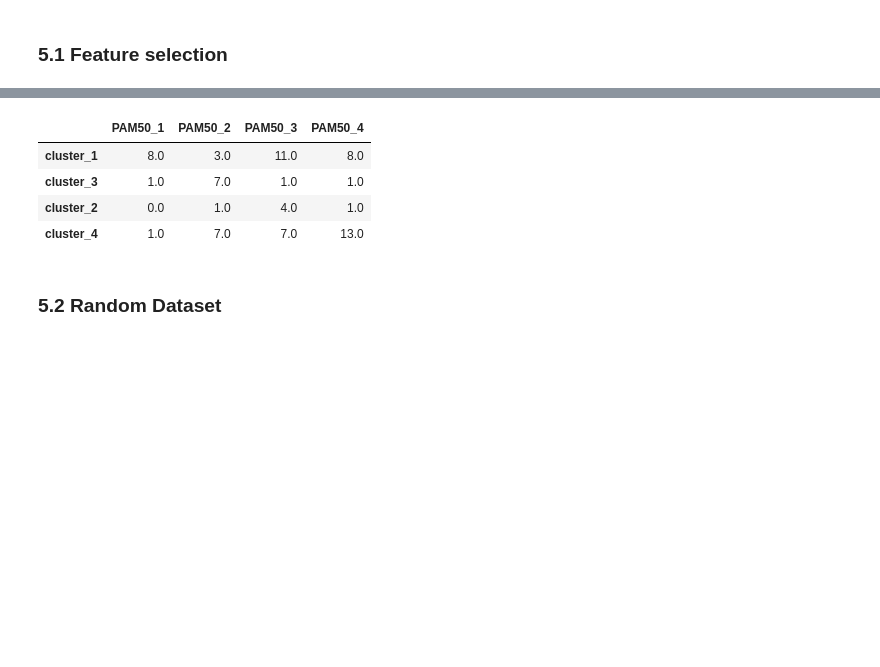
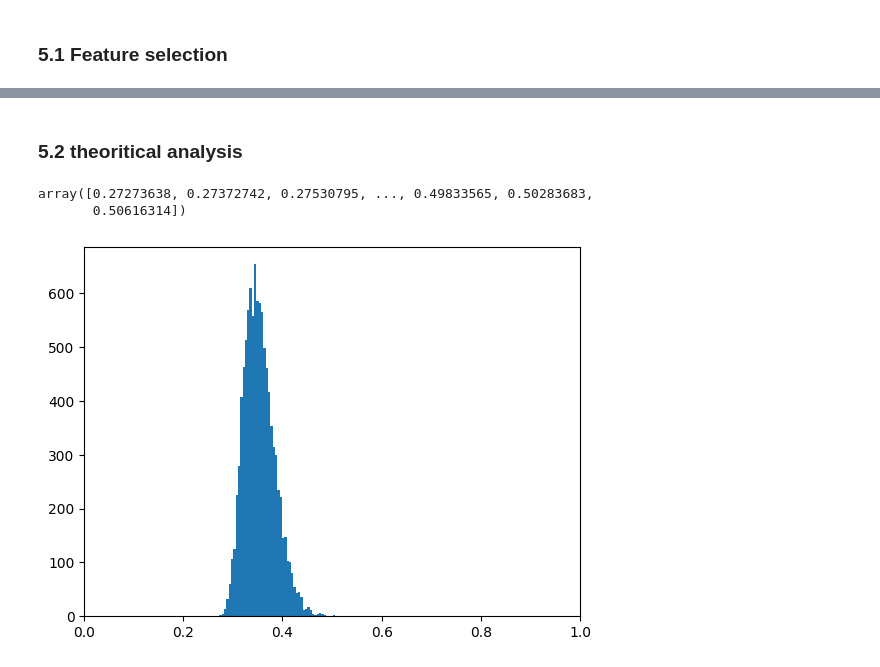
Before and after one commit to Pietro-Gavazzi/linma2472-project, a Jupyter notebook: final-project/pietro.ipynb, the cells around one changed output, grey strips where cells are left out. Drawn from its saved outputs; the diff is of its cells as text; code cells hidden in the pictures; blank space fills up the shorter version.

```diff
--- a/final-project/pietro.ipynb
+++ b/final-project/pietro.ipynb
@@ -384,12 +385,6 @@ NP_004332
 # %%
-X_reduced = np.array(X_scaled[feature_selected]).reshape(-1, 1)
-k_means = KMeans(n_clusters=4).fit(X_reduced)
-pred = k_means.labels_
-y_pred = get_dataframe(pred, Y)
-error = model_eval(Y, y_pred)
+# X_reduced = np.array(X_scaled[feature_selected]).reshape(-1, 1)
+# k_means = KMeans(n_clusters=4).fit(X_reduced)
+# pred = k_means.labels_
+# y_pred = get_dataframe(pred, Y)
+# _, error = model_eval(Y, y_pred)
-# %% [output]
-|  | PAM50_1 | PAM50_2 | PAM50_3 | PAM50_4 |
-| cluster_1 | 8.0 | 3.0 | 11.0 | 8.0 |
-| cluster_3 | 1.0 | 7.0 | 1.0 | 1.0 |
-| cluster_2 | 0.0 | 1.0 | 4.0 | 1.0 |
-| cluster_4 | 1.0 | 7.0 | 7.0 | 13.0 |
@@ -396,2 +423,24 @@ error = model_eval(Y, y_pred)
 # %% [markdown]
-### 5.2 Random Dataset
+### 5.2 theoritical analysis
+# %%
+np.random.seed(42)
+
+nb_tests = 10000
+
+liste = np.zeros(nb_tests)
+
+for i in range(nb_tests):
+    gauss = np.random.normal(0,1,74)
+    gauss = gauss.reshape(-1, len(gauss)).T
+    k_means = KMeans(n_clusters=4).fit(gauss)
+    pred = k_means.labels_
+    y_pred = get_dataframe(pred, Y)
+    _, liste[i] = model_eval(Y, y_pred)
+# %%
+plt.hist(liste, 50)
+plt.xlim([0, 1])
+np.sort(liste)
+# %% [output]
+array([0.27273638, 0.27372742, 0.27530795, ..., 0.49833565, 0.50283683,
+       0.50616314])
+[figure, added]
```
Also changed, not shown: parts of 8 cells of this notebook, 4 other files.
